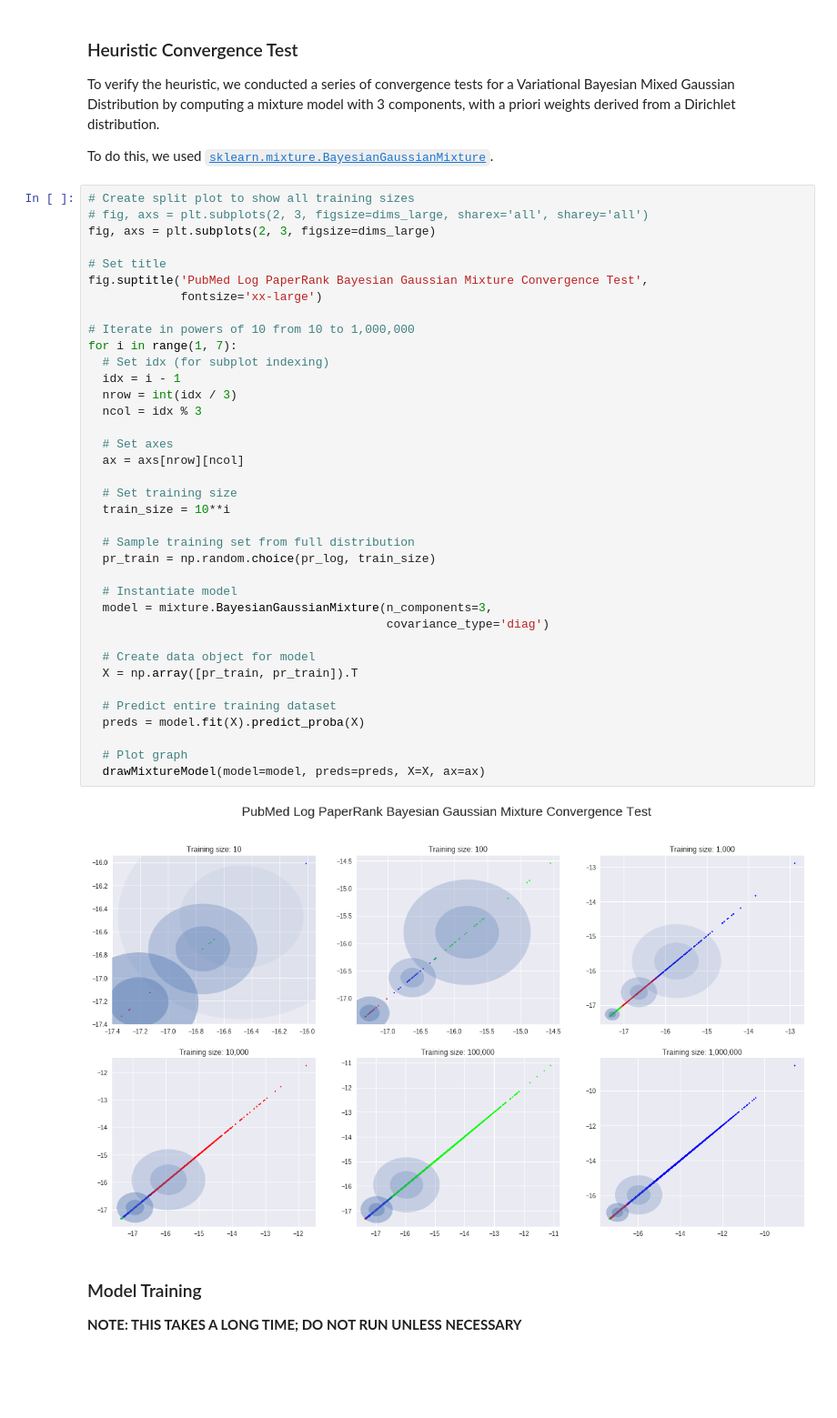
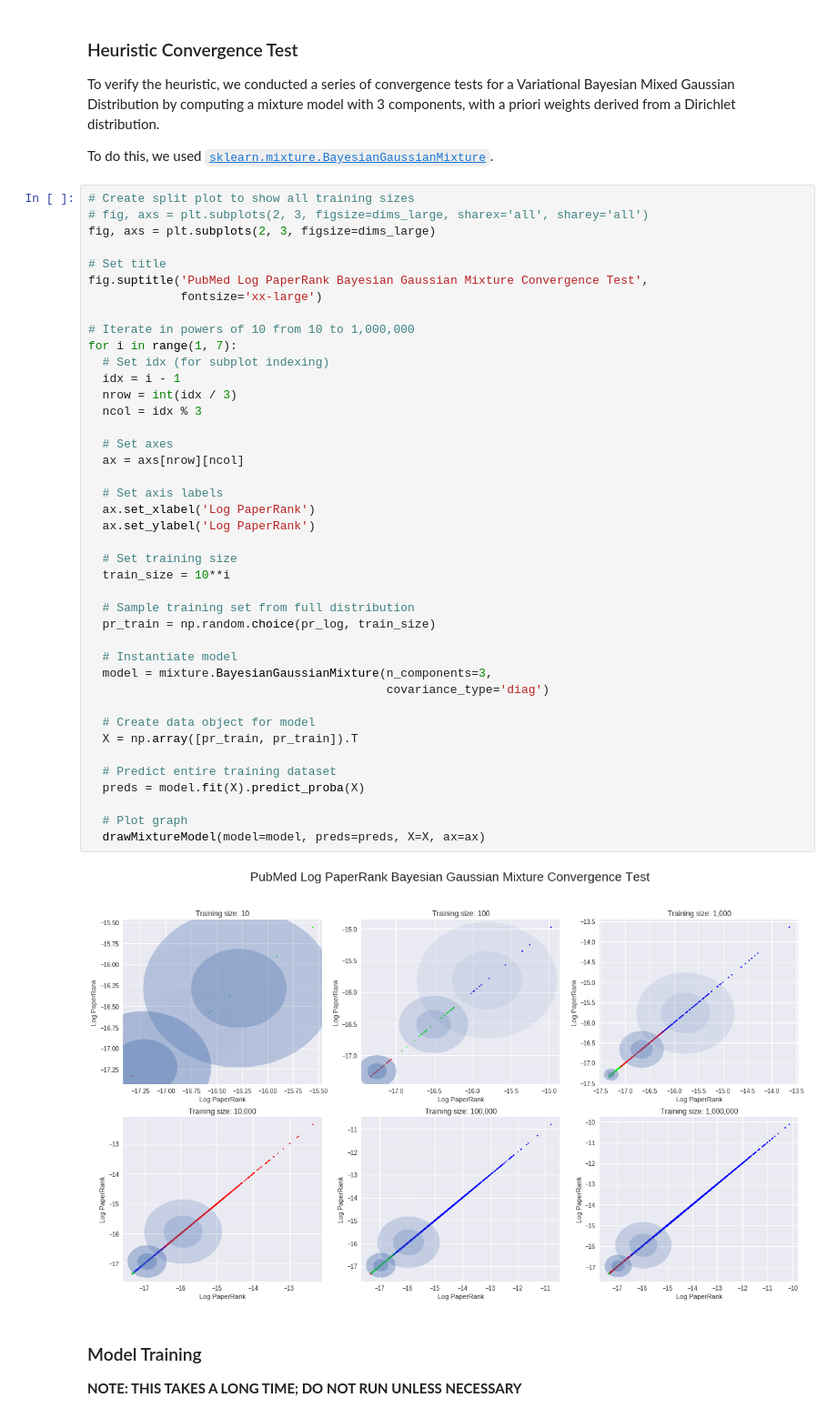
Before and after one commit to rukmal/PaperRank-Analysis, a Jupyter notebook: analysis.ipynb, the cells around one changed output. Shown at 91% size. Drawn from its saved outputs; the diff is of its cells as text; blank space fills up the shorter version.

```diff
--- a/analysis.ipynb
+++ b/analysis.ipynb
@@ -779,34 +773,38 @@ fig.suptitle('PubMed Log PaperRank Bayesian Gaussian Mixture Convergence Test',
 
 # Iterate in powers of 10 from 10 to 1,000,000
 for i in range(1, 7):
   # Set idx (for subplot indexing)
   idx = i - 1
   nrow = int(idx / 3)
   ncol = idx % 3
 
   # Set axes
   ax = axs[nrow][ncol]
 
+  # Set axis labels
+  ax.set_xlabel('Log PaperRank')
+  ax.set_ylabel('Log PaperRank')
+
   # Set training size
   train_size = 10**i
 
   # Sample training set from full distribution
   pr_train = np.random.choice(pr_log, train_size)
 
   # Instantiate model
   model = mixture.BayesianGaussianMixture(n_components=3,
                                           covariance_type='diag')
 
   # Create data object for model
   X = np.array([pr_train, pr_train]).T
 
   # Predict entire training dataset
   preds = model.fit(X).predict_proba(X)
 
   # Plot graph
   drawMixtureModel(model=model, preds=preds, X=X, ax=ax)
 # %% [output]
-[figure, old version]
+[figure, new version]
 # %% [markdown]
 ### Model Training
 
```
Also changed, not shown: parts of 5 cells of this notebook.
